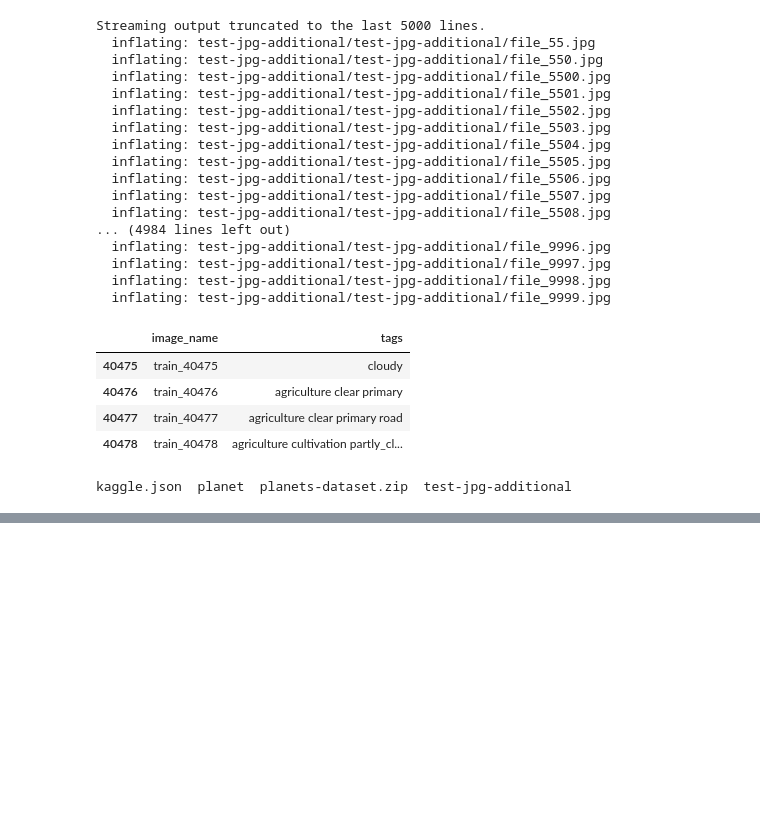
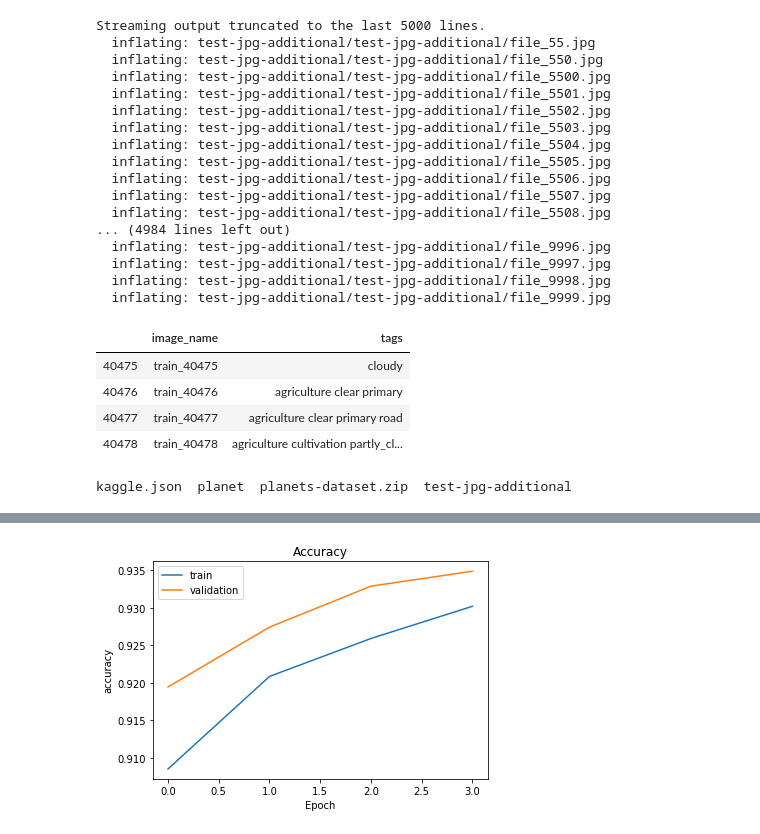
Before and after one commit to manmeet3/Deep_Learning, a Jupyter notebook: homework_3_graded/Amazon_Data_Classification.ipynb, the cells around one changed output, grey strips where cells are left out. Cells and saved outputs as stored; diff of their text form; code cells hidden in the pictures; blank space fills up the shorter version.

```diff
--- a/homework_3_graded/Amazon_Data_Classification.ipynb
+++ b/homework_3_graded/Amazon_Data_Classification.ipynb
@@ -103,5 +138,5 @@ print(y_train.shape)
 # %%
-split = 35000
-x_train, x_valid, y_train, y_valid = x_train[:split], x_train[split:], y_train[:split], y_train[split:]
+test_train_split = 30000
+x_train, x_valid, y_train, y_valid = x_train[:test_train_split], x_train[test_train_split:], y_train[:test_train_split], y_train[test_train_split:]
 # %%
 model = Sequential()
@@ -125,7 +153,3 @@ NameError: ignored
 # %%
-model.fit(x_train, y_train,
-          batch_size=128,
-          epochs=4,
-          verbose=1,
-          validation_data=(x_valid, y_valid))
+train_history = model.fit(x_train, y_train, batch_size=128, epochs=4, verbose=1, validation_data=(x_valid, y_valid))
 # %% [output]
@@ -139,0 +165,13 @@ print(fbeta_score(y_valid, np.array(p_valid) > 0.2, beta=2, average='samples'))
+# %%
+def show_train_history(train_history, train, validation, title):
+    plt.plot(train_history.history[train])
+    plt.plot(train_history.history[validation])
+    plt.title(title)
+    plt.ylabel(train)
+    plt.xlabel('Epoch')
+    plt.legend(['train', 'validation'], loc = 'upper left')
+    plt.show()
+# %%
+show_train_history(train_history, 'accuracy', 'val_accuracy', 'Accuracy')
+# %% [output]
+[figure, added]
```
Also changed, not shown: parts of 12 cells of this notebook.
